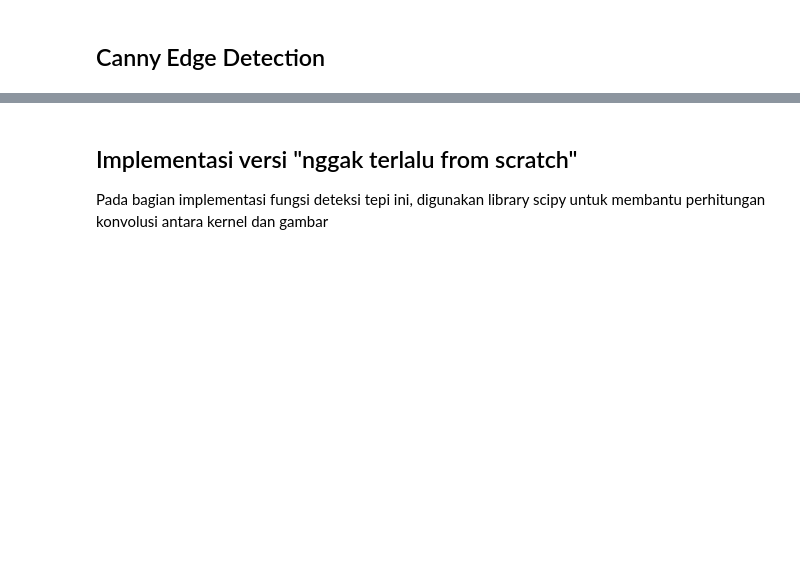
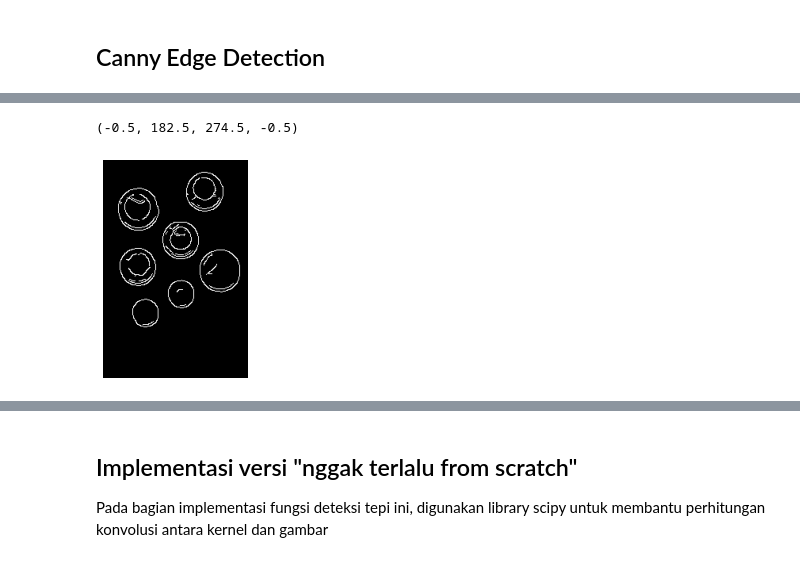
Before and after one commit to fjoeda/pengolahan-citra-dan-visi-komputer, a Jupyter notebook: egde-detection/Tugas Edge Detection.ipynb, the cells around one changed output, grey strips where cells are left out. Drawn from its saved outputs; the diff is of its cells as text; code cells hidden in the pictures; blank space fills up the shorter version.

```diff
--- a/egde-detection/Tugas Edge Detection.ipynb
+++ b/egde-detection/Tugas Edge Detection.ipynb
@@ -121,0 +142,12 @@ coin_canny = cv2.Canny(
+# %%
+def canny_detector(img, lower, upper, kernel_size, blur_kernel_size):
+    img_blur = cv2.GaussianBlur(img.copy(), (blur_kernel_size, blur_kernel_size), 0)
+    img_canny = cv2.Canny(img_blur, 100, 200, 3)
+    return img_canny
+# %%
+coin_canny = canny_detector(coin_img.copy(), 100, 200, 3, 3)
+plt.imshow(coin_canny, cmap='gray')
+plt.axis('off')
+# %% [output]
+(-0.5, 182.5, 274.5, -0.5)
+[figure, added]
```
Also changed, not shown: parts of 12 cells of this notebook.
